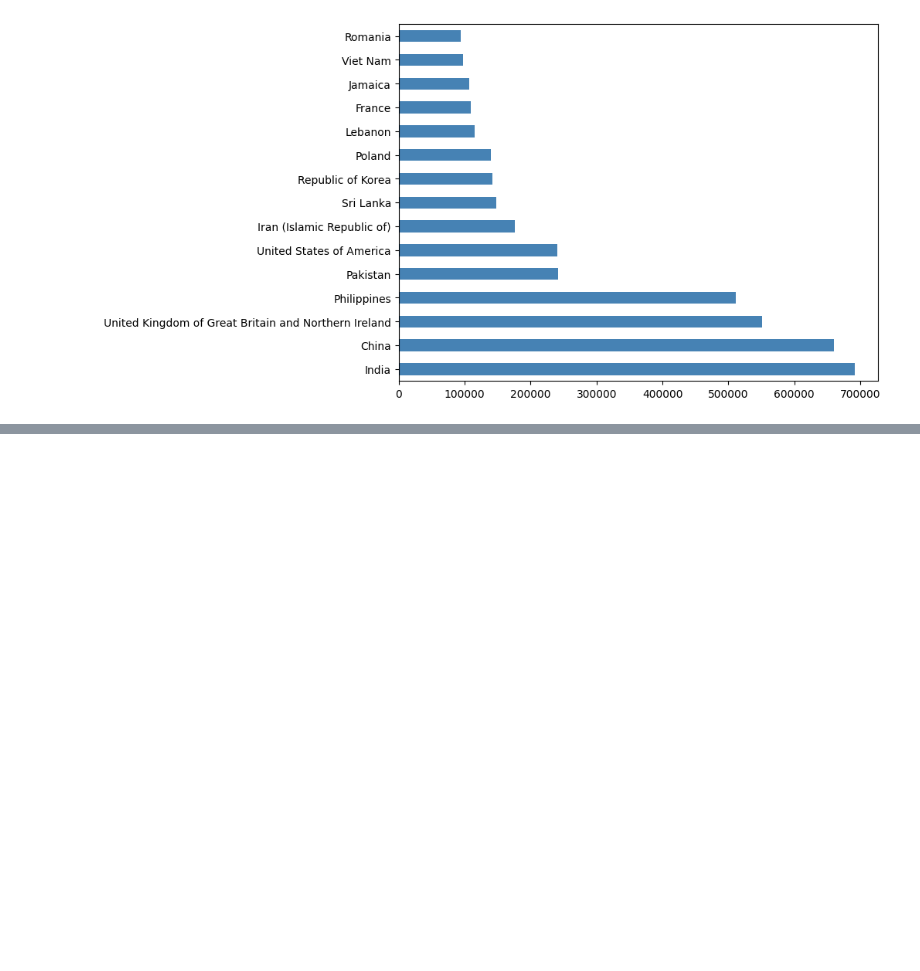
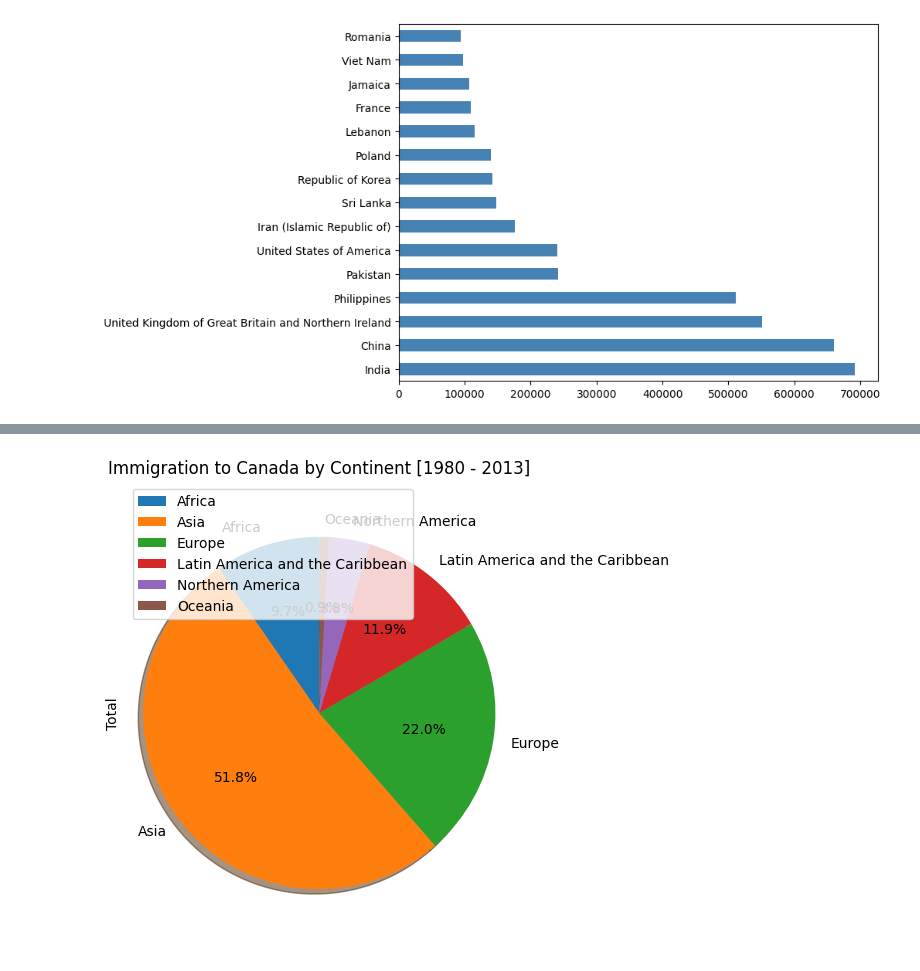
Before and after one commit to Pavannrajj/daily-data-analysis-practice, a Jupyter notebook: matplotlib/plots.ipynb, the cells around one changed output, grey strips where cells are left out. Saved outputs shown, nothing was run; the diff lists cells and outputs as text; code cells hidden in the pictures; blank space fills up the shorter version.

Commit message:
adding Pie and box plots

```diff
--- a/matplotlib/plots.ipynb
+++ b/matplotlib/plots.ipynb
@@ -321,0 +327,3 @@ df_top15.plot(kind = 'barh', figsize=(8,6), color='steelblue')
+# %%
+df_continents = df.groupby('Continent',axis = 0).sum()
+df_continents.head()
@@ -321,0 +339,15 @@ df_top15.plot(kind = 'barh', figsize=(8,6), color='steelblue')
+# %%
+df_continents['Total'].plot(
+    kind = 'pie',
+    figsize = (5,6),
+    autopct = '%1.1f%%',
+    startangle = 90,
+    shadow = True
+)
+
+plt.title('Immigration to Canada by Continent [1980 - 2013]')
+plt.axis('equal')
+plt.legend(labels = df_continents.index,loc = 'upper left')
+plt.show()
+# %% [output]
+[figure, added]
```
Also changed, not shown: parts of 23 cells of this notebook, 1 other file.
